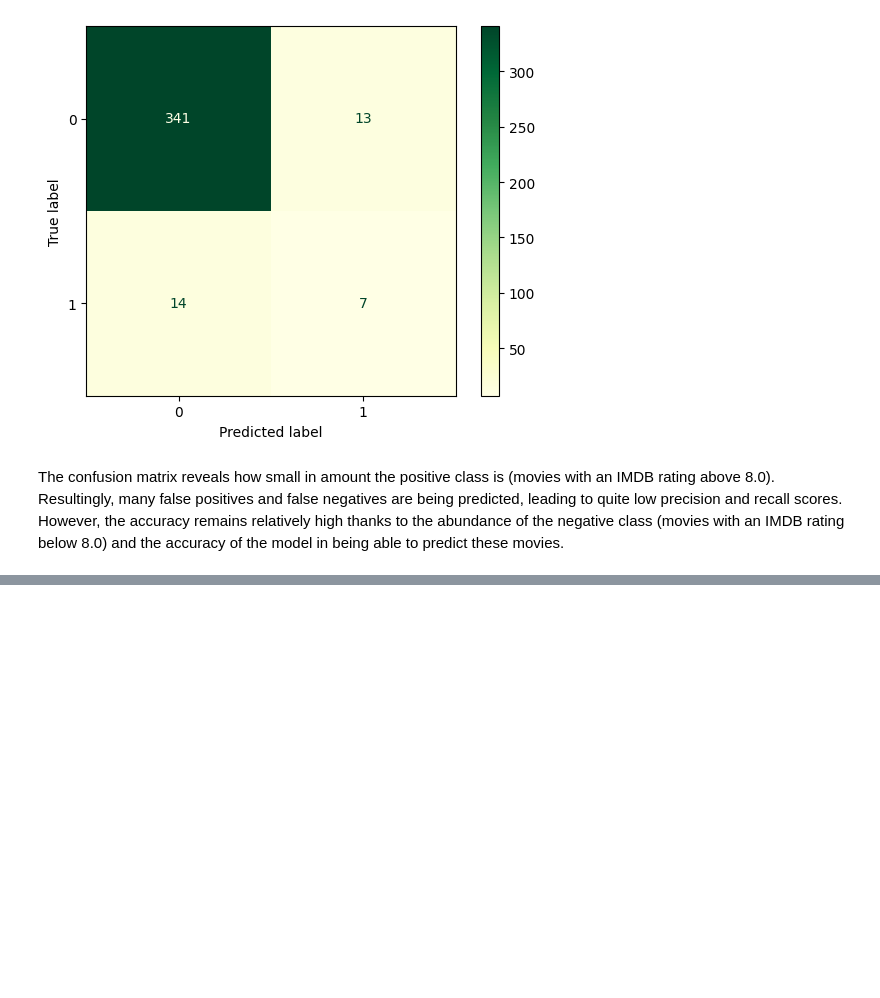
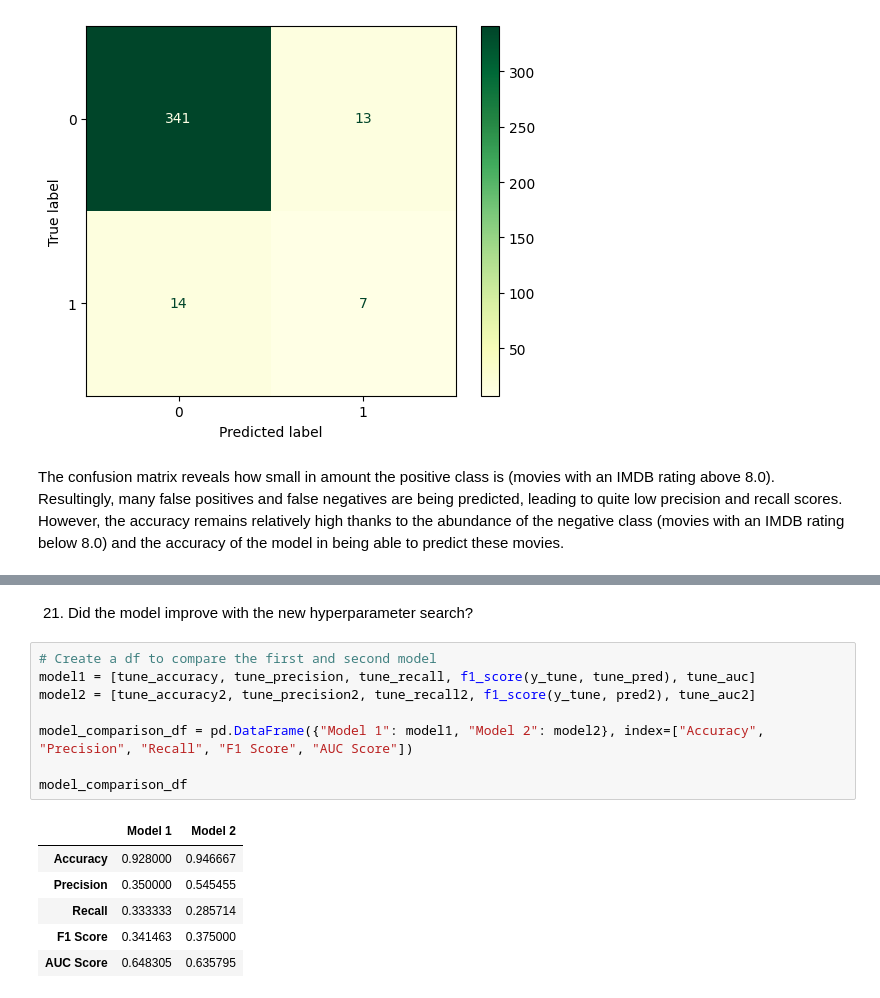
Before and after one commit to masonnicoletti/DS-3021, a Jupyter notebook: 08_DT_Class/dt_lab.ipynb, the cells around one changed output, grey strips where cells are left out. Cells and saved outputs as stored; diff of their text form; blank space fills up the shorter version.

```diff
--- a/08_DT_Class/dt_lab.ipynb
+++ b/08_DT_Class/dt_lab.ipynb
@@ -384,0 +434,17 @@ The confusion matrix reveals how small in amount the positive class is (movies w
+# %% [markdown]
+21. Did the model improve with the new hyperparameter search?
+# %%
+# Create a df to compare the first and second model
+model1 = [tune_accuracy, tune_precision, tune_recall, f1_score(y_tune, tune_pred), tune_auc]
+model2 = [tune_accuracy2, tune_precision2, tune_recall2, f1_score(y_tune, pred2), tune_auc2]
+
+model_comparison_df = pd.DataFrame({"Model 1": model1, "Model 2": model2}, index=["Accuracy", "Precision", "Recall", "F1 Score", "AUC Score"])
+
+model_comparison_df
+# %% [output]
+|  | Model 1 | Model 2 |
+| Accuracy | 0.928000 | 0.946667 |
+| Precision | 0.350000 | 0.545455 |
+| Recall | 0.333333 | 0.285714 |
+| F1 Score | 0.341463 | 0.375000 |
+| AUC Score | 0.648305 | 0.635795 |
```
Also changed, not shown: parts of 17 cells of this notebook.
